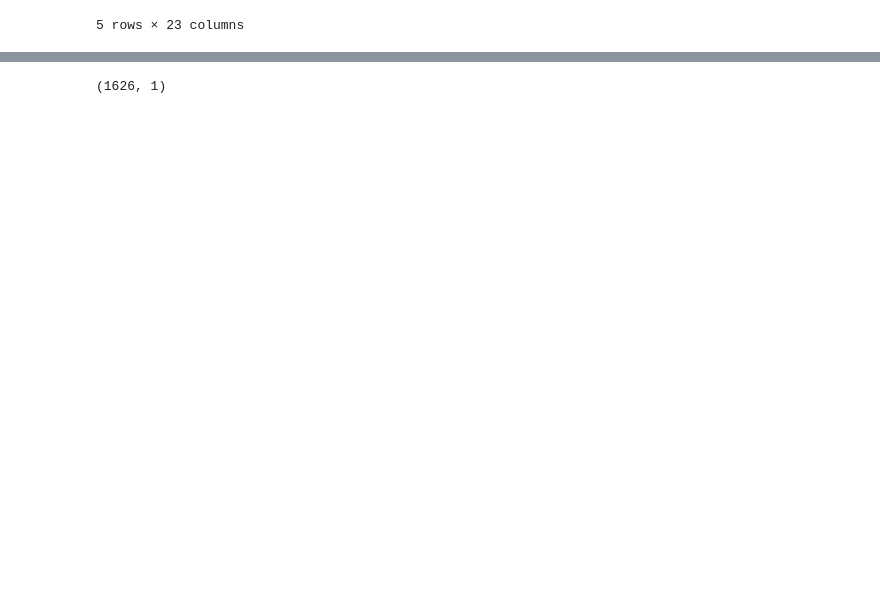
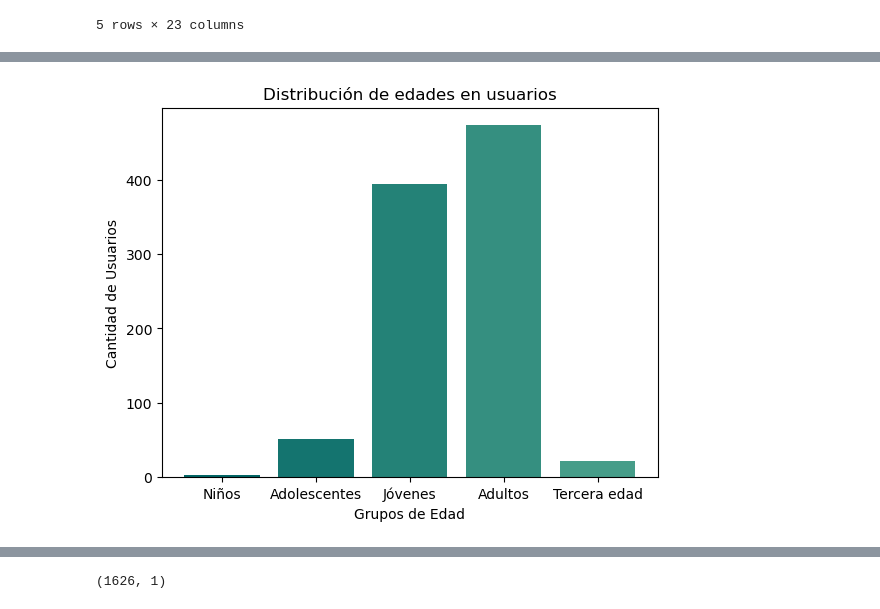
Before and after one commit to MonicaCabanas23/artificial-intelligence-course, a Jupyter notebook: Tareas/second-project/Second_Project.ipynb, the cells around one changed output, grey strips where cells are left out. Saved outputs shown, nothing was run; the diff lists cells and outputs as text; code cells hidden in the pictures; blank space fills up the shorter version.

```diff
--- a/Tareas/second-project/Second_Project.ipynb
+++ b/Tareas/second-project/Second_Project.ipynb
@@ -275,0 +225,18 @@ plt.show()
+# %%
+age_labels = ['Niños', 'Adolescentes', 'Jóvenes', 'Adultos', 'Tercera edad']
+age_values = [
+    (users['Age Group'] == 'Niños').sum(),
+    (users['Age Group'] == 'Adolescentes').sum(),
+    (users['Age Group'] == 'Jóvenes').sum(),
+    (users['Age Group'] == 'Adultos').sum(),
+    (users['Age Group'] == 'Tercera edad').sum()
+]
+
+# Gráfico de barras para edades
+plt.bar(age_labels, age_values, color=['#036666', '#14746F', '#248277', '#358F80', '#469D89'])
+plt.title('Distribución de edades en usuarios')
+plt.xlabel('Grupos de Edad')
+plt.ylabel('Cantidad de Usuarios')
+plt.show()
+# %% [output]
+[figure, added]
```
Also changed, not shown: parts of 37 cells of this notebook.
